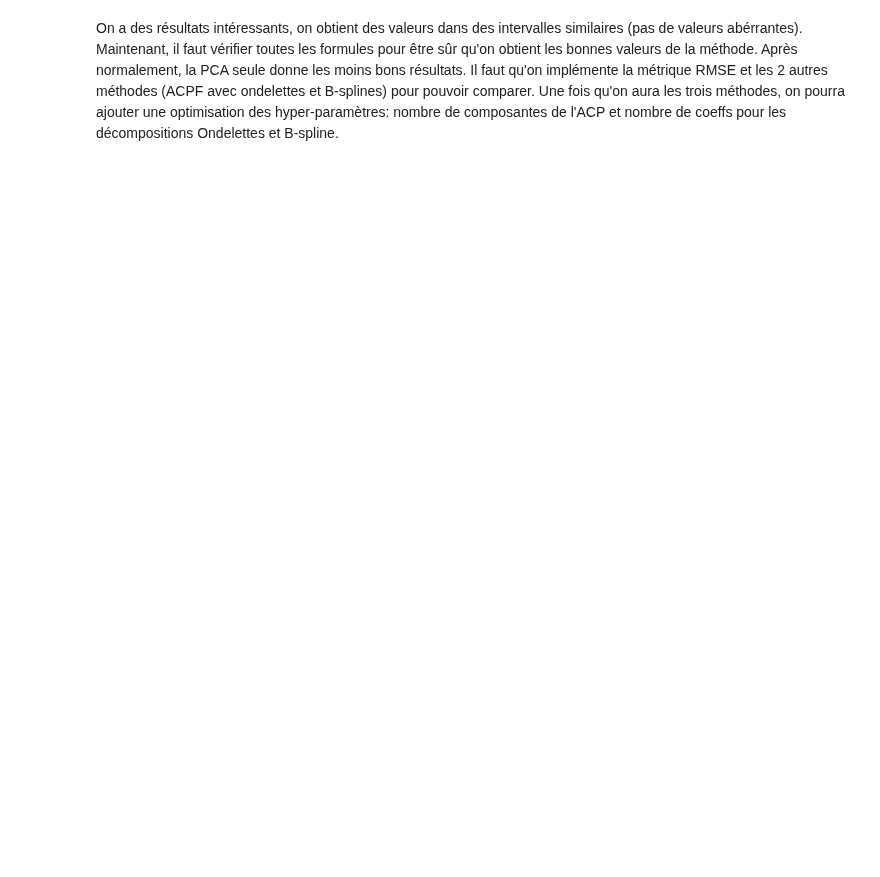
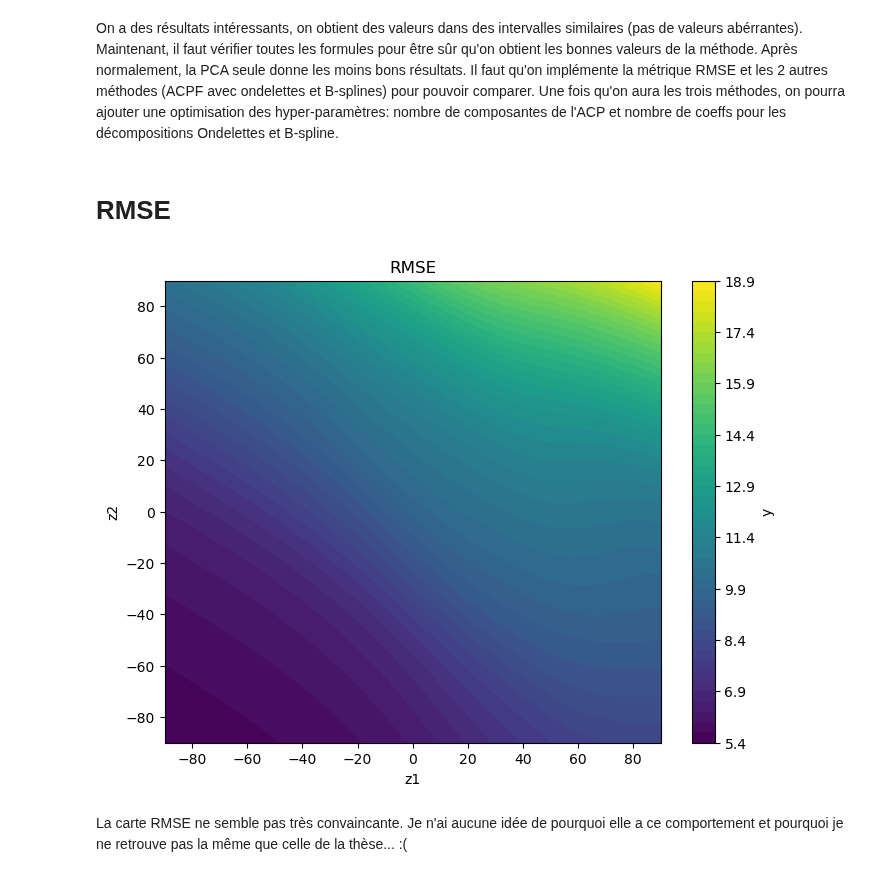
Before and after one commit to Viictordvd/Vigilance-Vagues-Submersion, a Jupyter notebook: campbell.ipynb, the cells around one changed output. Saved outputs shown, nothing was run; the diff lists cells and outputs as text; code cells hidden in the pictures; blank space fills up the shorter version.

Commit message:
Add RMSE

```diff
--- a/campbell.ipynb
+++ b/campbell.ipynb
@@ -90,3 +89,21 @@ plt.show()
 On a des résultats intéressants, on obtient des valeurs dans des intervalles similaires (pas de valeurs abérrantes). Maintenant, il faut vérifier toutes les formules pour être sûr qu'on obtient les bonnes valeurs de la méthode.
 Après normalement, la PCA seule donne les moins bons résultats. Il faut qu'on implémente la métrique RMSE et les 2 autres méthodes (ACPF avec ondelettes et B-splines) pour pouvoir comparer.
 Une fois qu'on aura les trois méthodes, on pourra ajouter une optimisation des hyper-paramètres: nombre de composantes de l'ACP et nombre de coeffs pour les décompositions Ondelettes et B-spline.
+# %% [markdown]
+# RMSE
+# %%
+# y_test et Y_test_reconstruct ont la forme (n_test, n_grid*n_grid) = (1000, 4096)
+rmse_per_pixel = np.sqrt(np.mean((y_test - Y_test_reconstruct)**2, axis=0)) #formule (3.17) page 46 de la thèse
+RMSE_map = rmse_per_pixel.reshape((n_grid, n_grid))
+
+plt.figure(figsize=(8, 6))
+contour = plt.contourf(Z1, Z2, RMSE_map, levels=50)
+plt.colorbar(contour, label='y')
+plt.xlabel('z1')
+plt.ylabel('z2')
+plt.title(f'RMSE')
+plt.show()
+# %% [output]
+[figure, added]
+# %% [markdown]
+La carte RMSE ne semble pas très convaincante. Je n'ai aucune idée de pourquoi elle a ce comportement et pourquoi je ne retrouve pas la même que celle de la thèse... :(
```
Also changed, not shown: parts of 3 cells of this notebook.
